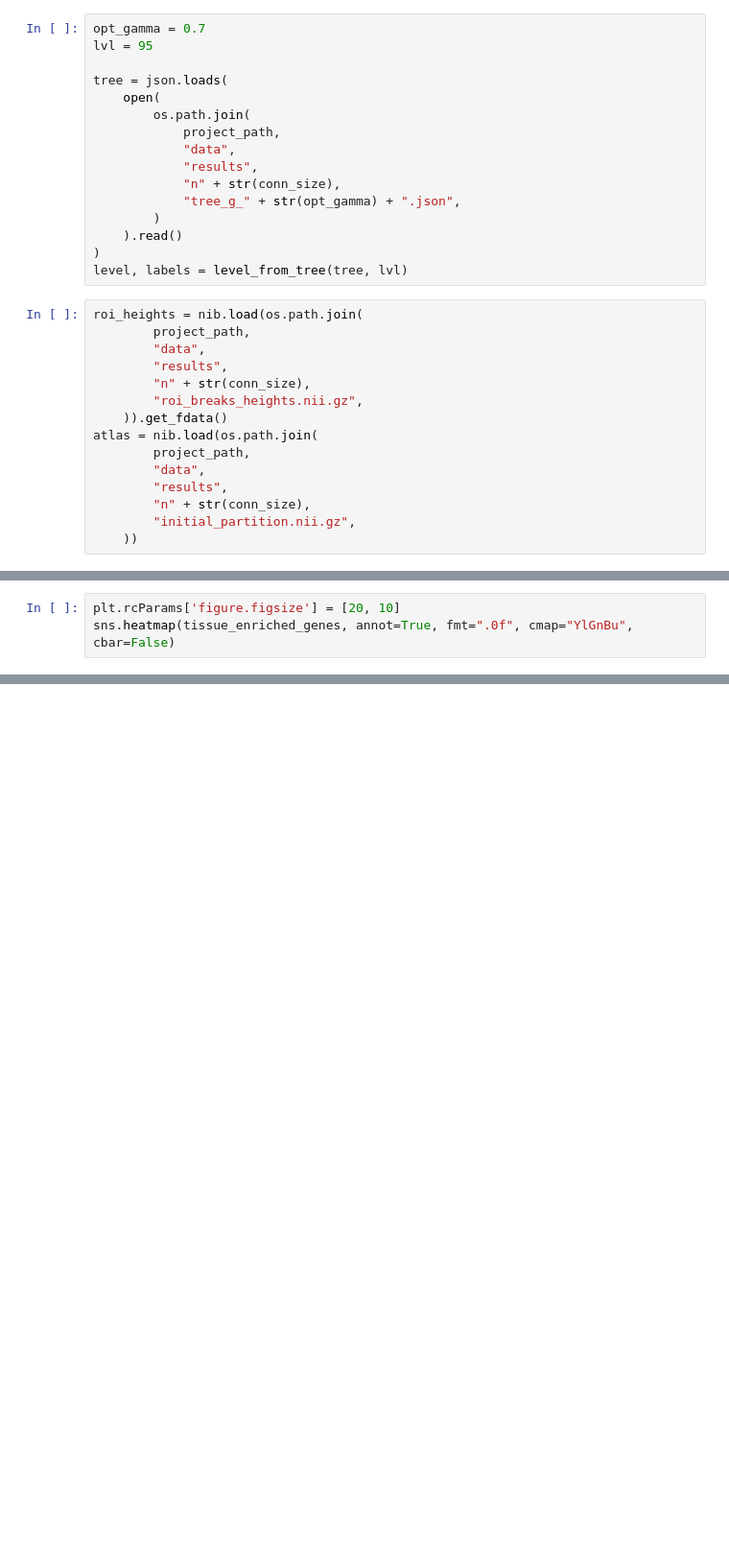
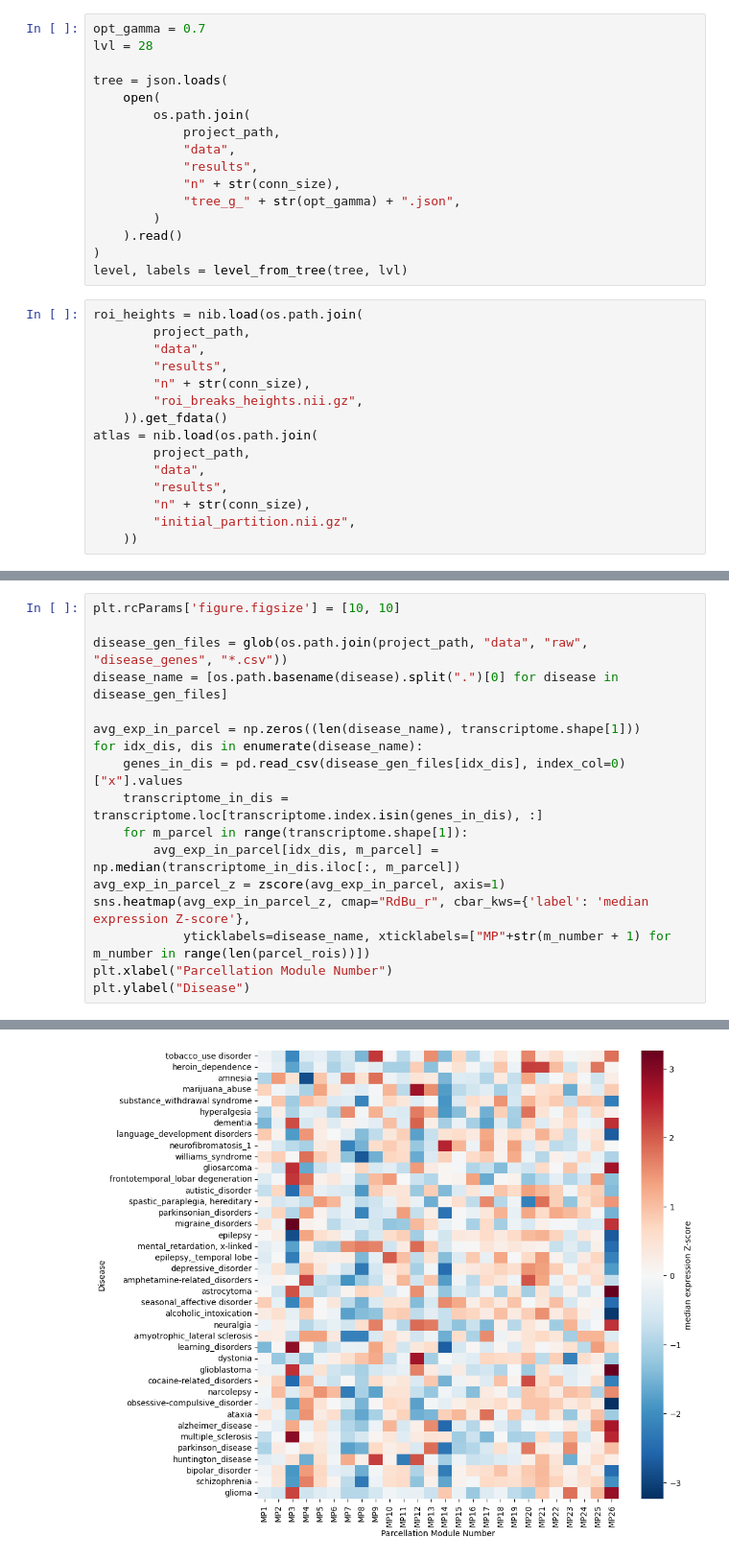
Before and after one commit to compneurobilbao/bha2, a Jupyter notebook: notebooks/08-transcriptomics.ipynb, the cells around one changed output, grey strips where cells are left out. Shown at 96% size. Cells and saved outputs as stored; diff of their text form; blank space fills up the shorter version.

```diff
--- a/notebooks/08-transcriptomics.ipynb
+++ b/notebooks/08-transcriptomics.ipynb
@@ -26,7 +31,7 @@ project_path = "/workspaces/bha2"
 conn_size = 2165
 # %%
 opt_gamma = 0.7
-lvl = 95
+lvl = 28
 
 tree = json.loads(
     open(
@@ -193,3 +98,0 @@ for i in range(transcriptome_mat.shape[1]):
-# %%
-plt.rcParams['figure.figsize'] = [20, 10]
-sns.heatmap(tissue_enriched_genes, annot=True, fmt=".0f", cmap="YlGnBu", cbar=False)
@@ -208,0 +99,18 @@ array([0., 0., 0., 0., 0., 0., 0., 0., 0., 0., 0., 0., 0., 0., 0., 0., 0.,
+# %%
+plt.rcParams['figure.figsize'] = [10, 10]
+
+disease_gen_files = glob(os.path.join(project_path, "data", "raw", "disease_genes", "*.csv"))
+disease_name = [os.path.basename(disease).split(".")[0] for disease in disease_gen_files]
+
+avg_exp_in_parcel = np.zeros((len(disease_name), transcriptome.shape[1]))
+for idx_dis, dis in enumerate(disease_name):
+    genes_in_dis = pd.read_csv(disease_gen_files[idx_dis], index_col=0)["x"].values
+    transcriptome_in_dis = transcriptome.loc[transcriptome.index.isin(genes_in_dis), :]
+    for m_parcel in range(transcriptome.shape[1]):
+        avg_exp_in_parcel[idx_dis, m_parcel] = np.median(transcriptome_in_dis.iloc[:, m_parcel])
+avg_exp_in_parcel_z = zscore(avg_exp_in_parcel, axis=1)
+sns.heatmap(avg_exp_in_parcel_z, cmap="RdBu_r", cbar_kws={'label': 'median expression Z-score'},
+            yticklabels=disease_name, xticklabels=["MP"+str(m_number + 1) for m_number in range(len(parcel_rois))])
+plt.xlabel("Parcellation Module Number")
+plt.ylabel("Disease")
+# %% [output]
@@ -208,0 +118 @@ array([0., 0., 0., 0., 0., 0., 0., 0., 0., 0., 0., 0., 0., 0., 0., 0., 0.,
+[figure, added]
```
Also changed, not shown: parts of 21 cells of this notebook, 2 other files.
